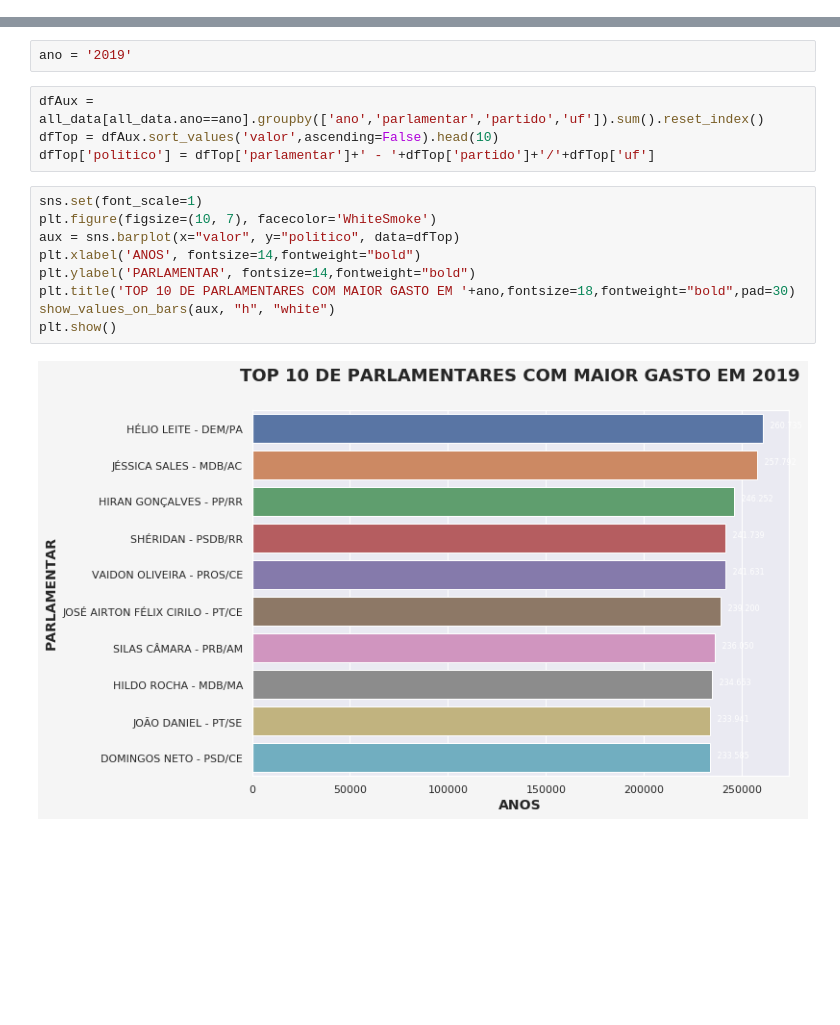
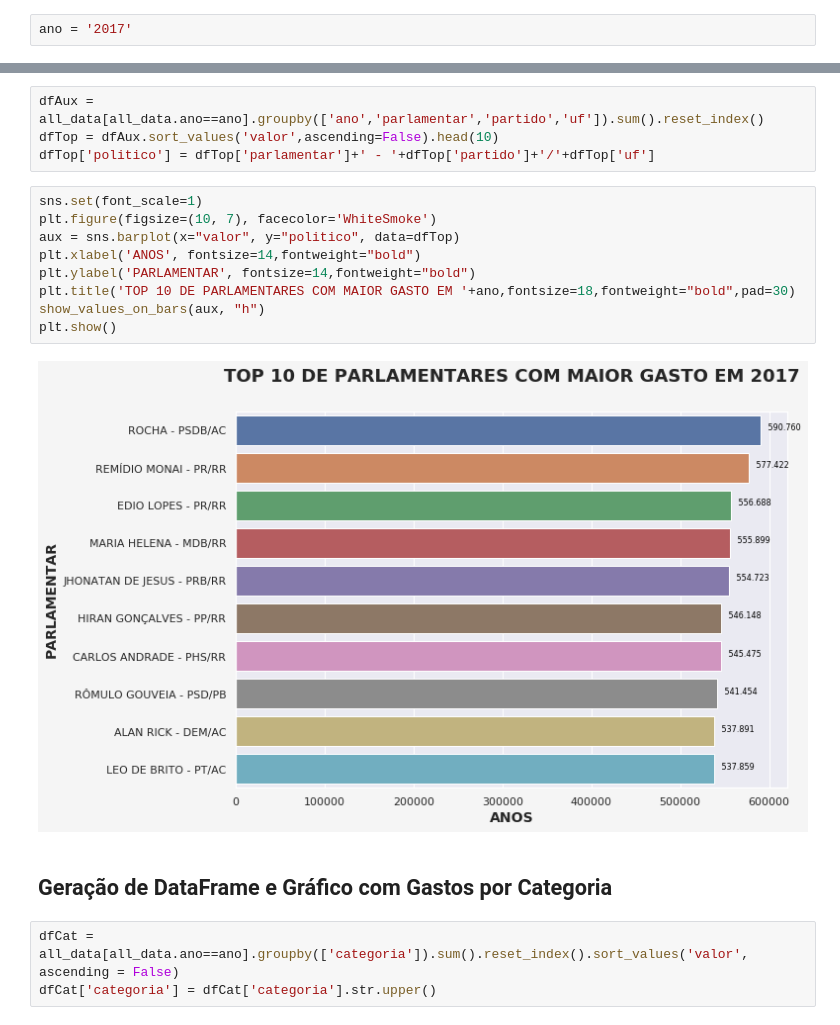
Before and after one commit to clima73/bigdata, a Jupyter notebook: self/analytics.ipynb, the cells around one changed output, grey strips where cells are left out. Cells and saved outputs as stored; diff of their text form; blank space fills up the shorter version.

```diff
--- a/self/analytics.ipynb
+++ b/self/analytics.ipynb
@@ -81 +89,3 @@ plt.show()
+# %%
+ano = '2017'
 # %% [markdown]
@@ -83,5 +93,3 @@ plt.show()
-# %%
-ano = '2019'
 # %%
 dfAux = all_data[all_data.ano==ano].groupby(['ano','parlamentar','partido','uf']).sum().reset_index()
 dfTop = dfAux.sort_values('valor',ascending=False).head(10)
@@ -89,11 +97,16 @@ dfTop['politico'] = dfTop['parlamentar']+' - '+dfTop['partido']+'/'+dfTop['uf']
 # %%
 sns.set(font_scale=1)
 plt.figure(figsize=(10, 7), facecolor='WhiteSmoke')
 aux = sns.barplot(x="valor", y="politico", data=dfTop)
 plt.xlabel('ANOS', fontsize=14,fontweight="bold")
 plt.ylabel('PARLAMENTAR', fontsize=14,fontweight="bold")
 plt.title('TOP 10 DE PARLAMENTARES COM MAIOR GASTO EM '+ano,fontsize=18,fontweight="bold",pad=30)
-show_values_on_bars(aux, "h", "white")
+show_values_on_bars(aux, "h")
 plt.show()
 # %% [output]
-[figure, old version]
+[figure, new version]
+# %% [markdown]
+## Geração de DataFrame e Gráfico com Gastos por Categoria
+# %%
+dfCat = all_data[all_data.ano==ano].groupby(['categoria']).sum().reset_index().sort_values('valor', ascending = False)
+dfCat['categoria'] = dfCat['categoria'].str.upper()
```
Also changed, not shown: parts of 6 cells of this notebook.
